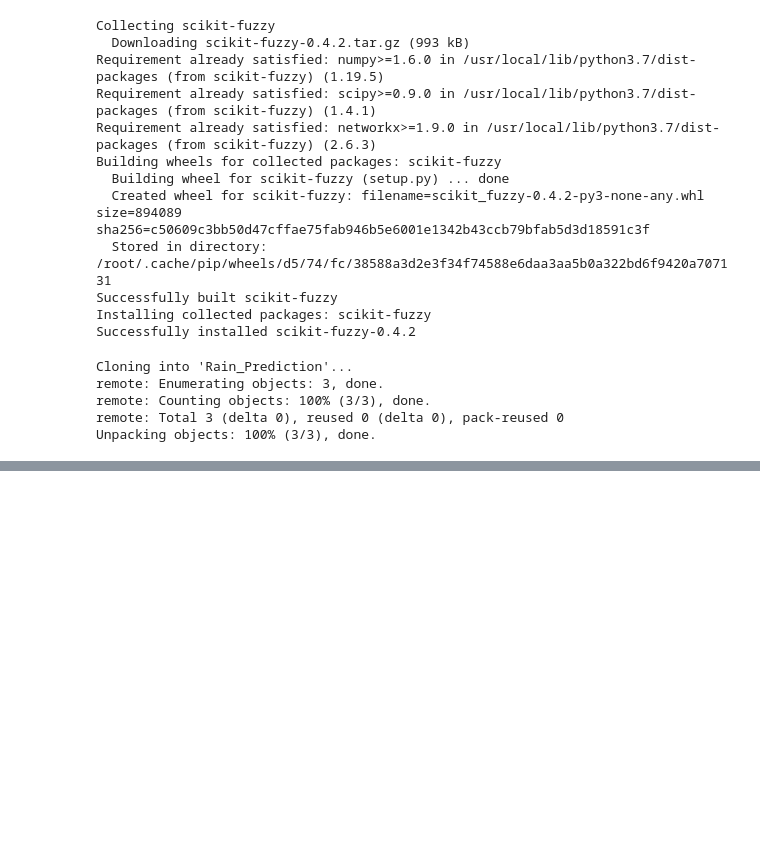
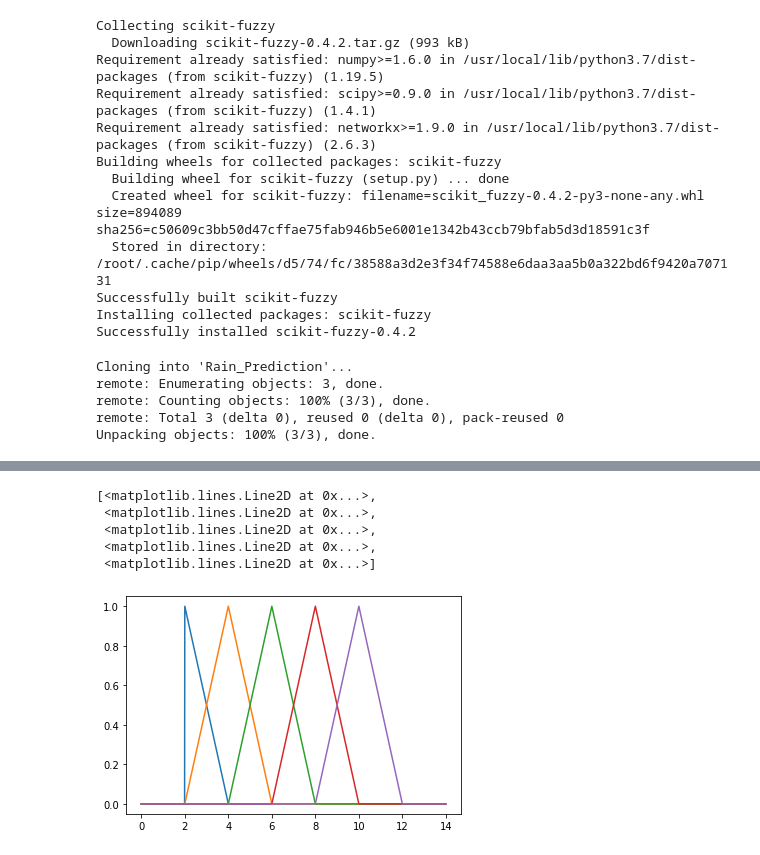
Before and after one commit to IssacChew/Rain_Prediction, a Jupyter notebook: Rain_Prediction.ipynb, the cells around one changed output, grey strips where cells are left out. Cells and saved outputs as stored; diff of their text form; code cells hidden in the pictures; blank space fills up the shorter version.

```diff
--- a/Rain_Prediction.ipynb
+++ b/Rain_Prediction.ipynb
@@ -25,0 +69,9 @@ Unpacking objects: 100% (3/3), done.
+# %%
+plt.plot(wind,wind_vl,wind,wind_l,wind,wind_n,wind,wind_h,wind,wind_vh)
+# %% [output]
+[<matplotlib.lines.Line2D at 0x...>,
+ <matplotlib.lines.Line2D at 0x...>,
+ <matplotlib.lines.Line2D at 0x...>,
+ <matplotlib.lines.Line2D at 0x...>,
+ <matplotlib.lines.Line2D at 0x...>]
+[figure, added]
```
Also changed, not shown: parts of 11 cells of this notebook.
